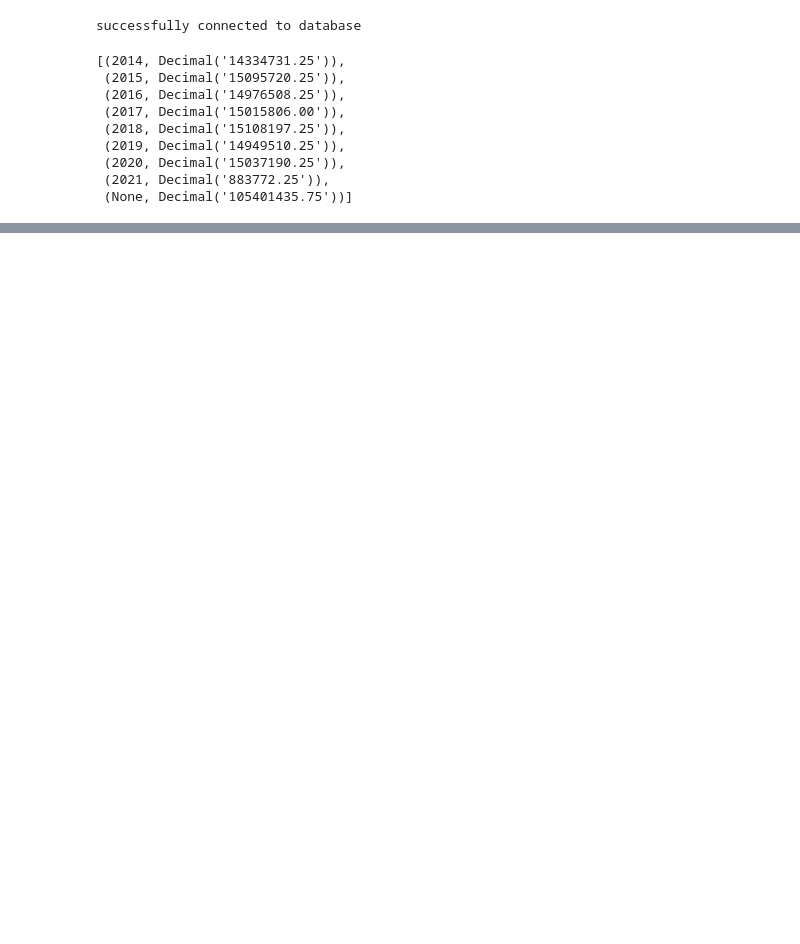
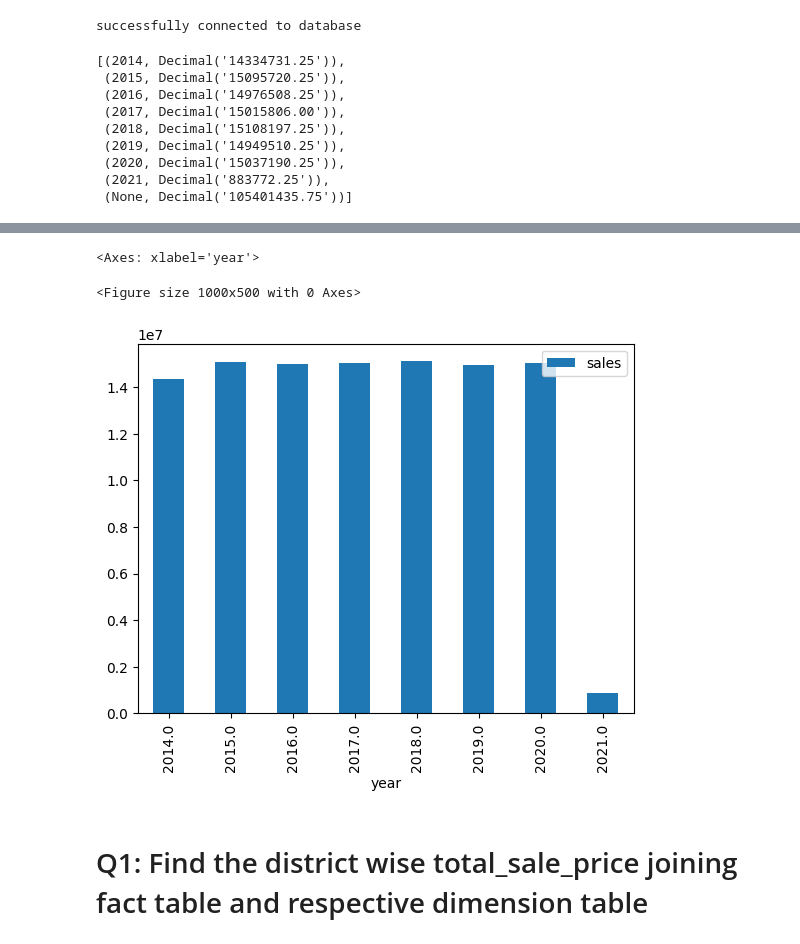
Before and after one commit to esrdlab-vinternship/HDA-Buet-vtraining-23, a Jupyter notebook: notebook/analytics/Olap.ipynb, the cells around one changed output, grey strips where cells are left out. Cells and saved outputs as stored; diff of their text form; code cells hidden in the pictures; blank space fills up the shorter version.

```diff
--- a/notebook/analytics/Olap.ipynb
+++ b/notebook/analytics/Olap.ipynb
@@ -184,0 +258,9 @@ records
+# %%
+plt.figure(figsize=(10,5))
+df_q1.plot.bar(y='sales')
+# %% [output]
+<Axes: xlabel='year'>
+<Figure size 1000x500 with 0 Axes>
+[figure, added]
+# %% [markdown]
+# Q1: Find the district wise total_sale_price joining fact table and respective dimension table
```
Also changed, not shown: parts of 69 cells of this notebook, 55 other files.
